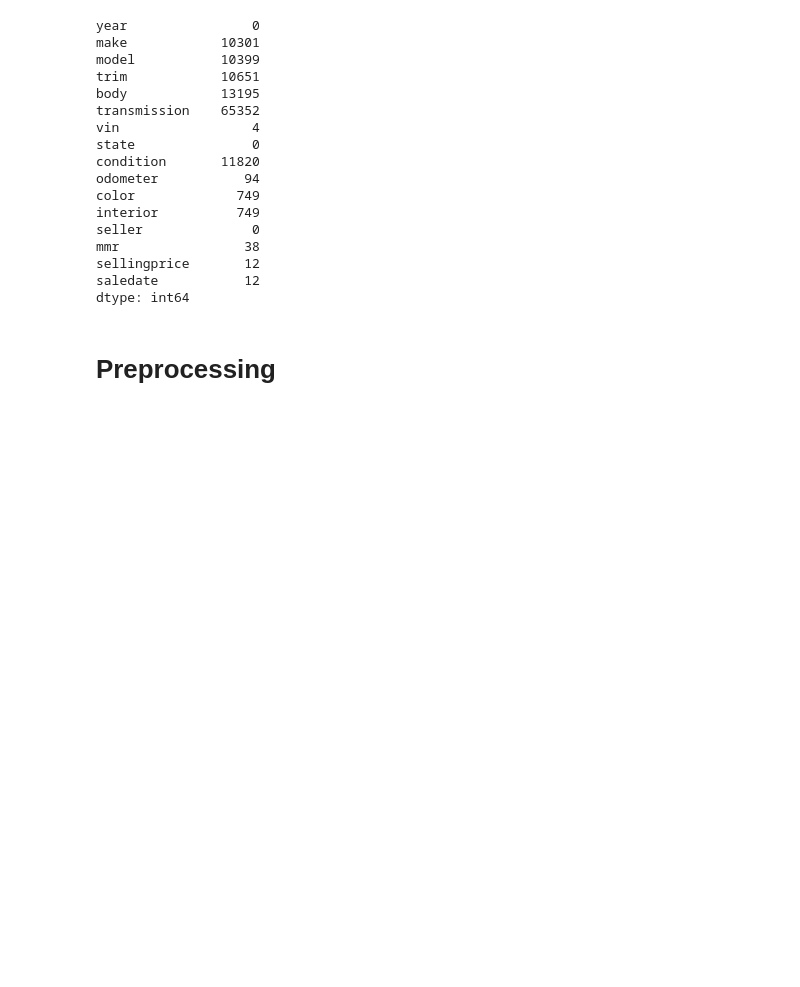
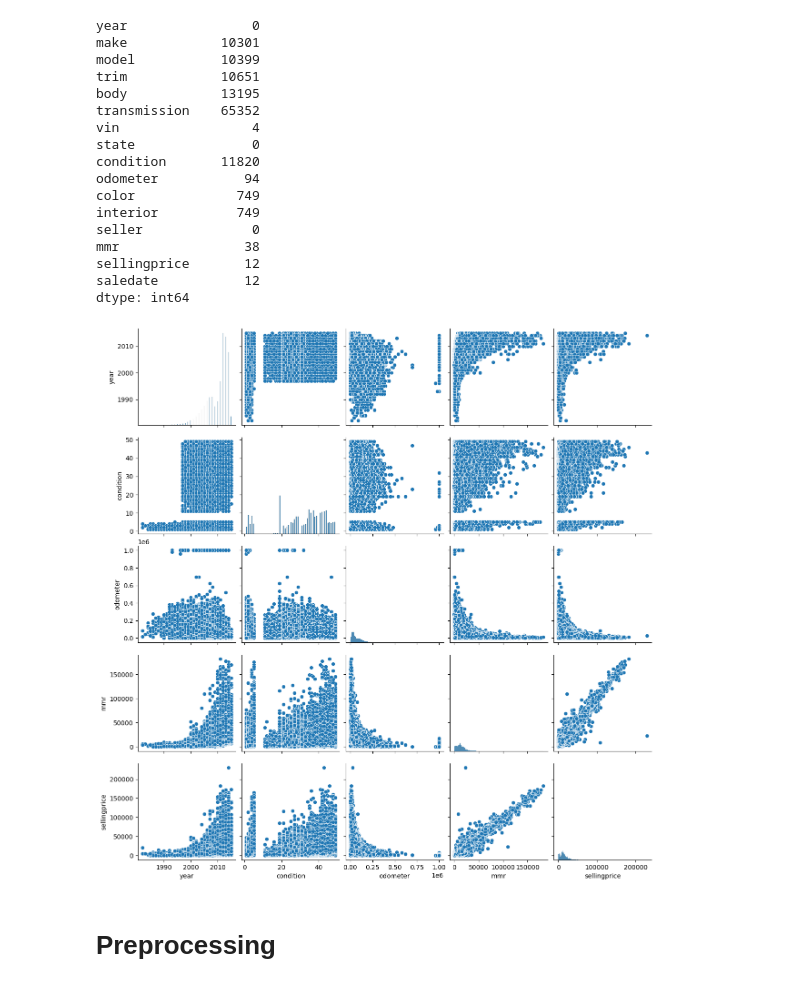
Before and after one commit to yotakeys/machine-learning-class, a Jupyter notebook: kmeans/car-sales.ipynb, the cells around one changed output. Drawn from its saved outputs; the diff is of its cells as text; code cells hidden in the pictures; blank space fills up the shorter version.

Commit message:
feat: add pairplot

```diff
--- a/kmeans/car-sales.ipynb
+++ b/kmeans/car-sales.ipynb
@@ -99,6 +100,11 @@ mmr                38
 sellingprice       12
 saledate           12
 dtype: int64
+# %%
+sns.pairplot(car_df)
+plt.show()
+# %% [output]
+[figure, added]
 # %% [markdown]
 # Preprocessing
 # %%
```
Also changed, not shown: parts of 20 cells of this notebook.
